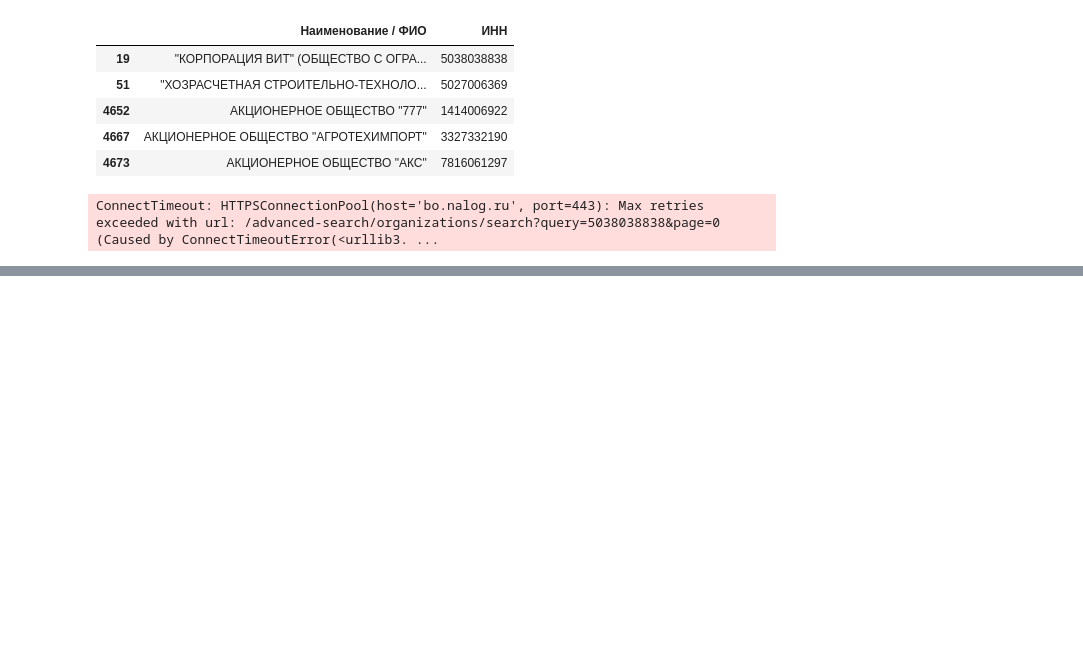
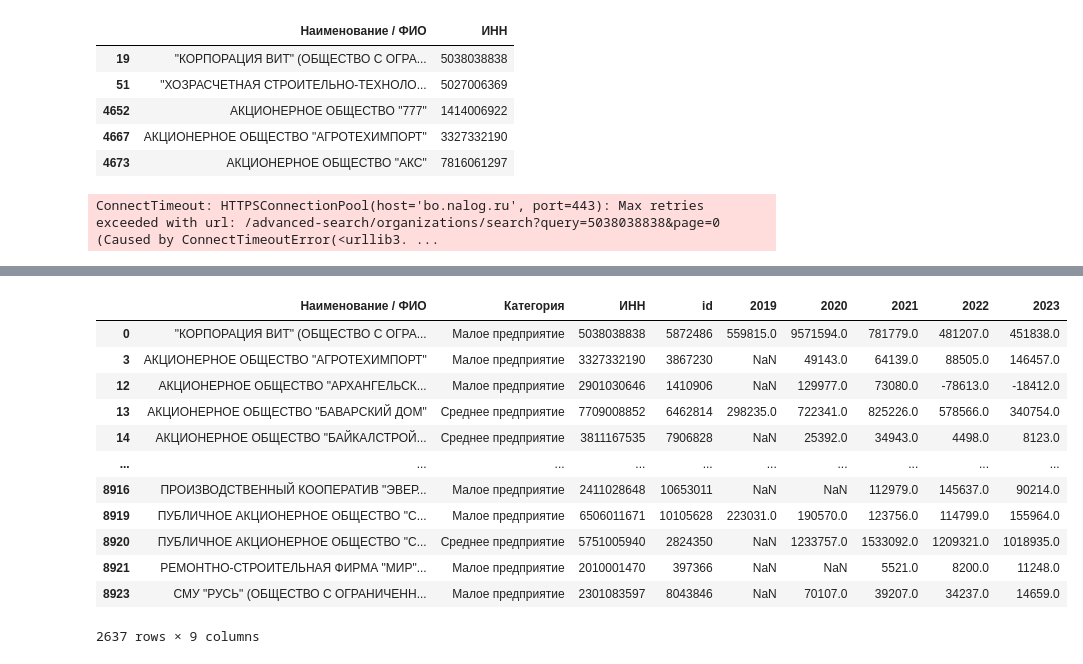
Before and after one commit to aleks-haksly/Postypashka, a Jupyter notebook: DA/02 HW_lab/HW_2.ipynb, the cells around one changed output, grey strips where cells are left out. Cells and saved outputs as stored; diff of their text form; code cells hidden in the pictures; blank space fills up the shorter version.

```diff
--- a/DA/02 HW_lab/HW_2.ipynb
+++ b/DA/02 HW_lab/HW_2.ipynb
@@ -54,3 +56,6 @@ res = session.get(f"https://bo.nalog.ru/advanced-search/organizations/search?que
 org_id = res["content"][0]["id"]
 # %% [output]
 ConnectTimeout: HTTPSConnectionPool(host='bo.nalog.ru', port=443): Max retries exceeded with url: /advanced-search/organizations/search?query=5038038838&page=0 (Caused by ConnectTimeoutError(<urllib3. ...
+# %%
+ df_ebitda = pd.DataFrame.from_records(json.load(open('EBITDA.json', 'r'))[1:])
+ df_ebitda.head()
@@ -56,0 +69,3 @@ ConnectTimeout: HTTPSConnectionPool(host='bo.nalog.ru', port=443): Max retries e
+# %%
+df_reestr = pd.read_excel("reestr_filtered.xlsx")
+df_reestr.head()
@@ -56,0 +79,4 @@ ConnectTimeout: HTTPSConnectionPool(host='bo.nalog.ru', port=443): Max retries e
+# %%
+ids = json.load(open('company_ids.json', 'r'))
+df_ids = pd.DataFrame(ids, columns=['ИНН', 'id']).dropna().astype({"ИНН": "Int64", "id": "Int64"})
+df_ids.head()
@@ -56,0 +90,21 @@ ConnectTimeout: HTTPSConnectionPool(host='bo.nalog.ru', port=443): Max retries e
+# %%
+data = df_reestr.merge(df_ids, how='left', on='ИНН')\
+                .merge(df_ebitda, how='left', on='id')\
+                .iloc[:,[0,2,1, 3, 7, 8, 6, 5, 4]]\
+                .dropna( subset=['2023', '2022', '2021'])
+# %%
+data
+# %% [output]
+|  | Наименование / ФИО | Категория | ИНН | id | 2019 | 2020 | 2021 | 2022 | 2023 |
+| 0 | "КОРПОРАЦИЯ ВИТ" (ОБЩЕСТВО С ОГРА... | Малое предприятие | 5038038838 | 5872486 | 559815.0 | 9571594.0 | 781779.0 | 481207.0 | 451838.0 |
+| 3 | АКЦИОНЕРНОЕ ОБЩЕСТВО "АГРОТЕХИМПОРТ" | Малое предприятие | 3327332190 | 3867230 | NaN | 49143.0 | 64139.0 | 88505.0 | 146457.0 |
+| 12 | АКЦИОНЕРНОЕ ОБЩЕСТВО "АРХАНГЕЛЬСК... | Малое предприятие | 2901030646 | 1410906 | NaN | 129977.0 | 73080.0 | -78613.0 | -18412.0 |
+| 13 | АКЦИОНЕРНОЕ ОБЩЕСТВО "БАВАРСКИЙ ДОМ" | Среднее предприятие | 7709008852 | 6462814 | 298235.0 | 722341.0 | 825226.0 | 578566.0 | 340754.0 |
+| 14 | АКЦИОНЕРНОЕ ОБЩЕСТВО "БАЙКАЛСТРОЙ... | Среднее предприятие | 3811167535 | 7906828 | NaN | 25392.0 | 34943.0 | 4498.0 | 8123.0 |
+| ... | ... | ... | ... | ... | ... | ... | ... | ... | ... |
+| 8916 | ПРОИЗВОДСТВЕННЫЙ КООПЕРАТИВ "ЭВЕР... | Малое предприятие | 2411028648 | 10653011 | NaN | NaN | 112979.0 | 145637.0 | 90214.0 |
+| 8919 | ПУБЛИЧНОЕ АКЦИОНЕРНОЕ ОБЩЕСТВО "С... | Малое предприятие | 6506011671 | 10105628 | 223031.0 | 190570.0 | 123756.0 | 114799.0 | 155964.0 |
+| 8920 | ПУБЛИЧНОЕ АКЦИОНЕРНОЕ ОБЩЕСТВО "С... | Среднее предприятие | 5751005940 | 2824350 | NaN | 1233757.0 | 1533092.0 | 1209321.0 | 1018935.0 |
+| 8921 | РЕМОНТНО-СТРОИТЕЛЬНАЯ ФИРМА "МИР"... | Малое предприятие | 2010001470 | 397366 | NaN | NaN | 5521.0 | 8200.0 | 11248.0 |
+| 8923 | СМУ "РУСЬ" (ОБЩЕСТВО С ОГРАНИЧЕНН... | Малое предприятие | 2301083597 | 8043846 | NaN | 70107.0 | 39207.0 | 34237.0 | 14659.0 |
+2637 rows × 9 columns
```
Also changed, not shown: parts of 4 cells of this notebook.
